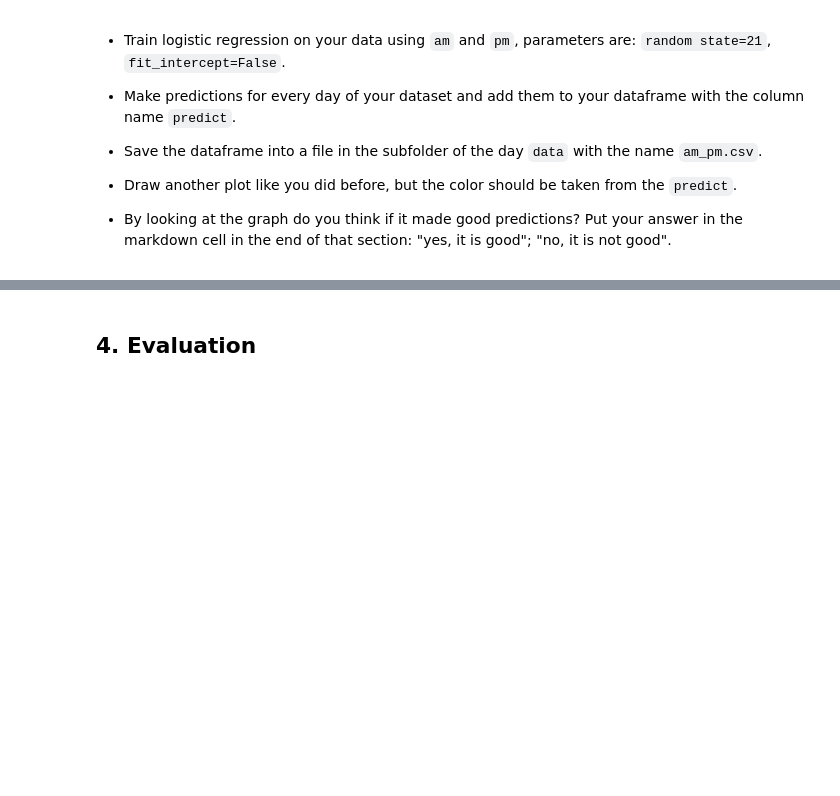
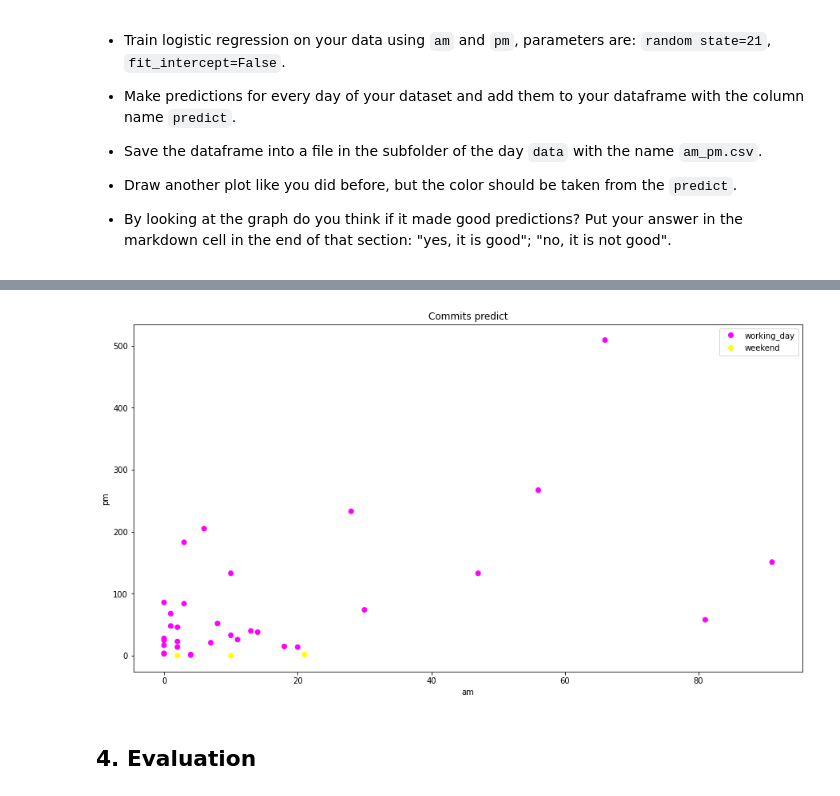
Before and after one commit to Arclight-V/Piscine-Python-for-Data-Science, a Jupyter notebook: day08/ex00/00_binary_classifier_logreg.ipynb, the cells around one changed output, grey strips where cells are left out. Cells and saved outputs as stored; diff of their text form; code cells hidden in the pictures; blank space fills up the shorter version.

```diff
--- a/day08/ex00/00_binary_classifier_logreg.ipynb
+++ b/day08/ex00/00_binary_classifier_logreg.ipynb
@@ -56,0 +120,7 @@ dataframe_views
+# %%
+x = df[['am', 'pm']].values
+y = df['target'].values
+
+clr = LogisticRegression(random_state=21, fit_intercept=False).fit(x, y)
+predict_for_every_day = clr.predict(x)
+predict_for_every_day
@@ -56,0 +137,3 @@ dataframe_views
+# %%
+df['predict'] = predict_for_every_day
+df
@@ -57,3 +160,17 @@ dataframe_views
+# %%
+fig, ax = plt.subplots(figsize=(15, 8))
+scatter = ax.scatter(x=df['am'],
+                     y=df['pm'],
+                     cmap='spring',
+                     c=[0 if i == 'working_day' else 1 for i in df['predict']])
+handles, labels = scatter.legend_elements(prop='colors')
+ax.legend(handles, ['working_day', 'weekend'])
+ax.set_title('Commits predict')
+ax.set_xlabel('am')
+ax.set_ylabel('pm')
+plt.show()
+# %% [output]
+[figure, added]
 # %% [markdown]
 ## 4. Evaluation
 # %% [markdown]
```
Also changed, not shown: parts of 16 cells of this notebook, 1 other file.
